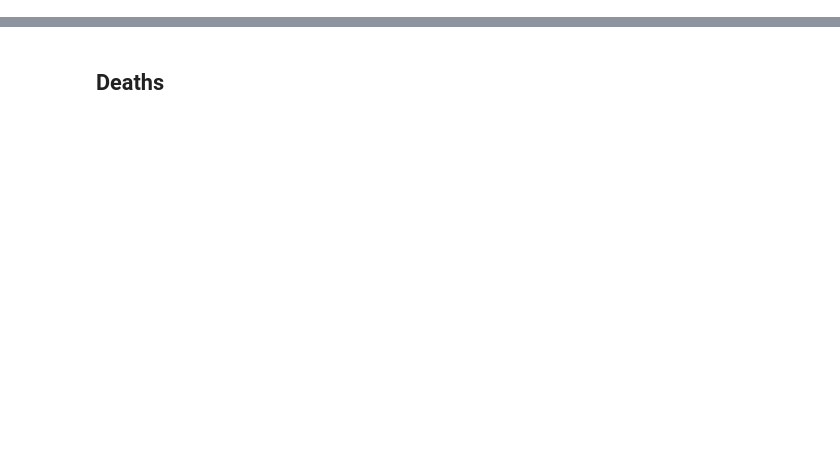
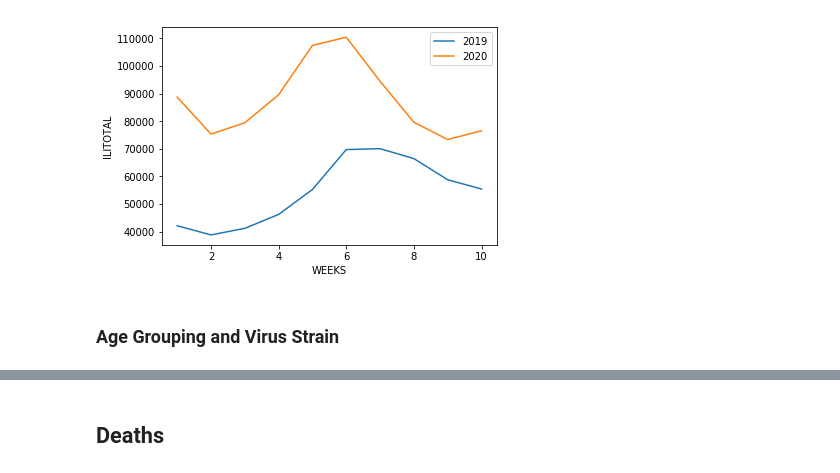
Before and after one commit to quantummind/caltech_covid_19_modeling, a Jupyter notebook: exploratory/connor_flu.ipynb, the cells around one changed output, grey strips where cells are left out. Saved outputs shown, nothing was run; the diff lists cells and outputs as text; code cells hidden in the pictures; blank space fills up the shorter version.

```diff
--- a/exploratory/connor_flu.ipynb
+++ b/exploratory/connor_flu.ipynb
@@ -27,3 +69,9 @@ df.sample(10)
+# %%
+plot_ili_quantity("ILITOTAL")
+# %% [output]
+[figure, added]
+# %% [markdown]
+### Age Grouping and Virus Strain
 # %%
 # Age and Virus Grouping Dataset
 df2 = pd.read_csv(f"{homedir}/data/us/flu/cases/WHO_cases_age_groupings_virus_strains.csv")
```
Also changed, not shown: parts of 29 cells of this notebook, 1 other file.
